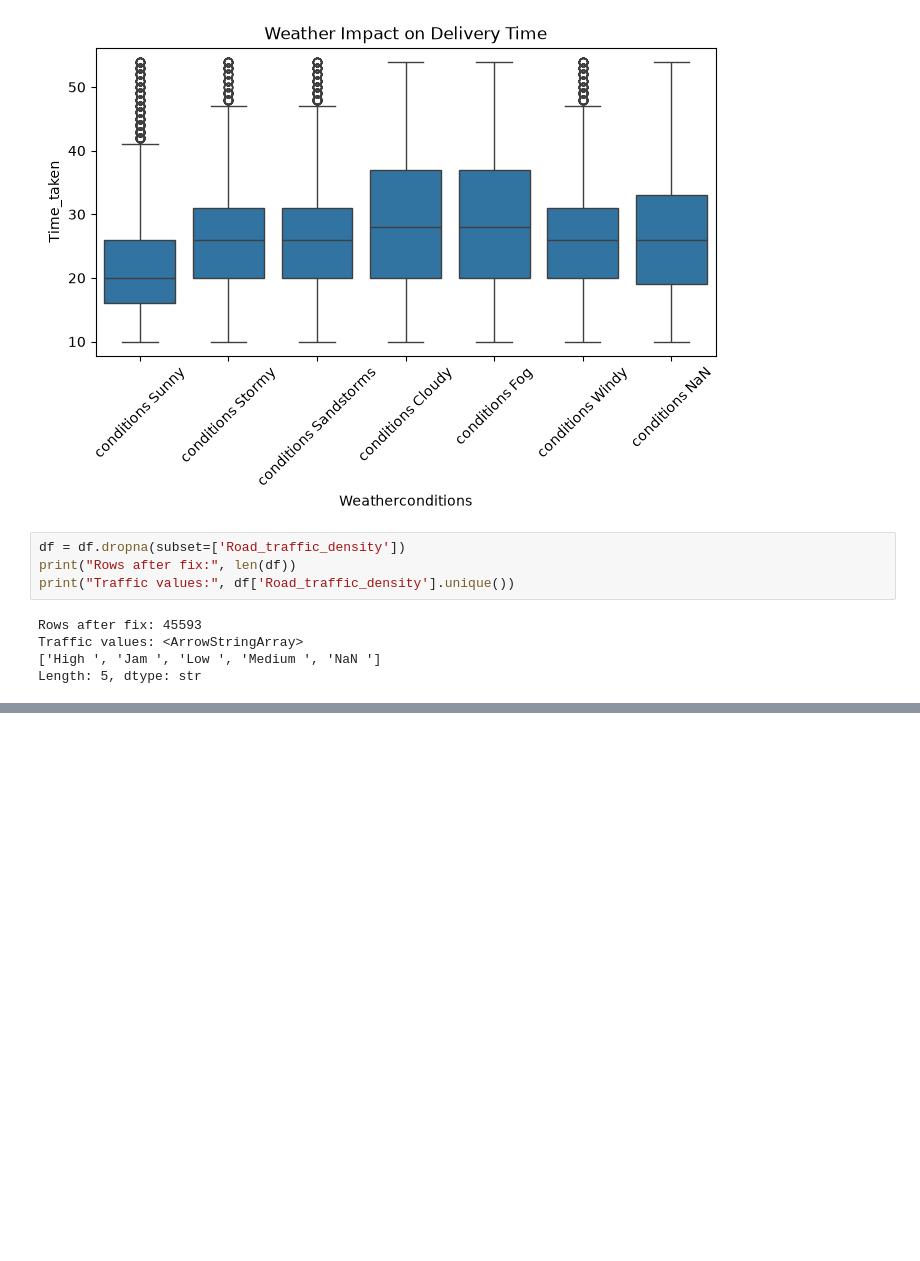
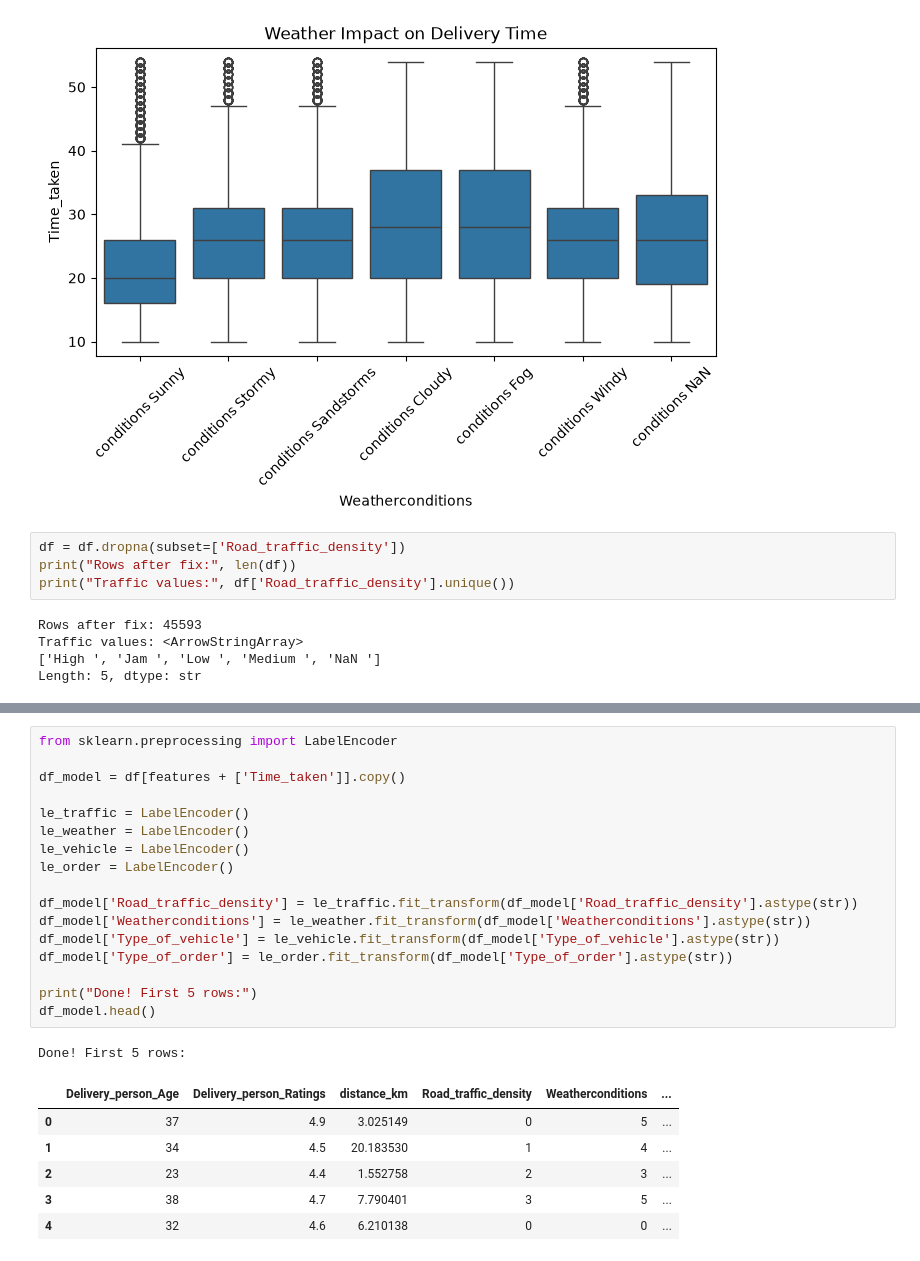
Before and after one commit to Laxmi123-coder/food-delivery-eta-prediction, a Jupyter notebook: notebooks/analysis.ipynb, the cells around one changed output, grey strips where cells are left out. Cells and saved outputs as stored; diff of their text form; blank space fills up the shorter version.

```diff
--- a/notebooks/analysis.ipynb
+++ b/notebooks/analysis.ipynb
@@ -206,0 +243,25 @@ plt.show()
+# %%
+from sklearn.preprocessing import LabelEncoder
+
+df_model = df[features + ['Time_taken']].copy()
+
+le_traffic = LabelEncoder()
+le_weather = LabelEncoder()
+le_vehicle = LabelEncoder()
+le_order = LabelEncoder()
+
+df_model['Road_traffic_density'] = le_traffic.fit_transform(df_model['Road_traffic_density'].astype(str))
+df_model['Weatherconditions'] = le_weather.fit_transform(df_model['Weatherconditions'].astype(str))
+df_model['Type_of_vehicle'] = le_vehicle.fit_transform(df_model['Type_of_vehicle'].astype(str))
+df_model['Type_of_order'] = le_order.fit_transform(df_model['Type_of_order'].astype(str))
+
+print("Done! First 5 rows:")
+df_model.head()
+# %% [output]
+Done! First 5 rows:
+|  | Delivery_person_Age | Delivery_person_Ratings | distance_km | Road_traffic_density | Weatherconditions | ... |
+| 0 | 37 | 4.9 | 3.025149 | 0 | 5 | ... |
+| 1 | 34 | 4.5 | 20.183530 | 1 | 4 | ... |
+| 2 | 23 | 4.4 | 1.552758 | 2 | 3 | ... |
+| 3 | 38 | 4.7 | 7.790401 | 3 | 5 | ... |
+| 4 | 32 | 4.6 | 6.210138 | 0 | 0 | ... |
```
Also changed, not shown: parts of 20 cells of this notebook, 1 other file.
